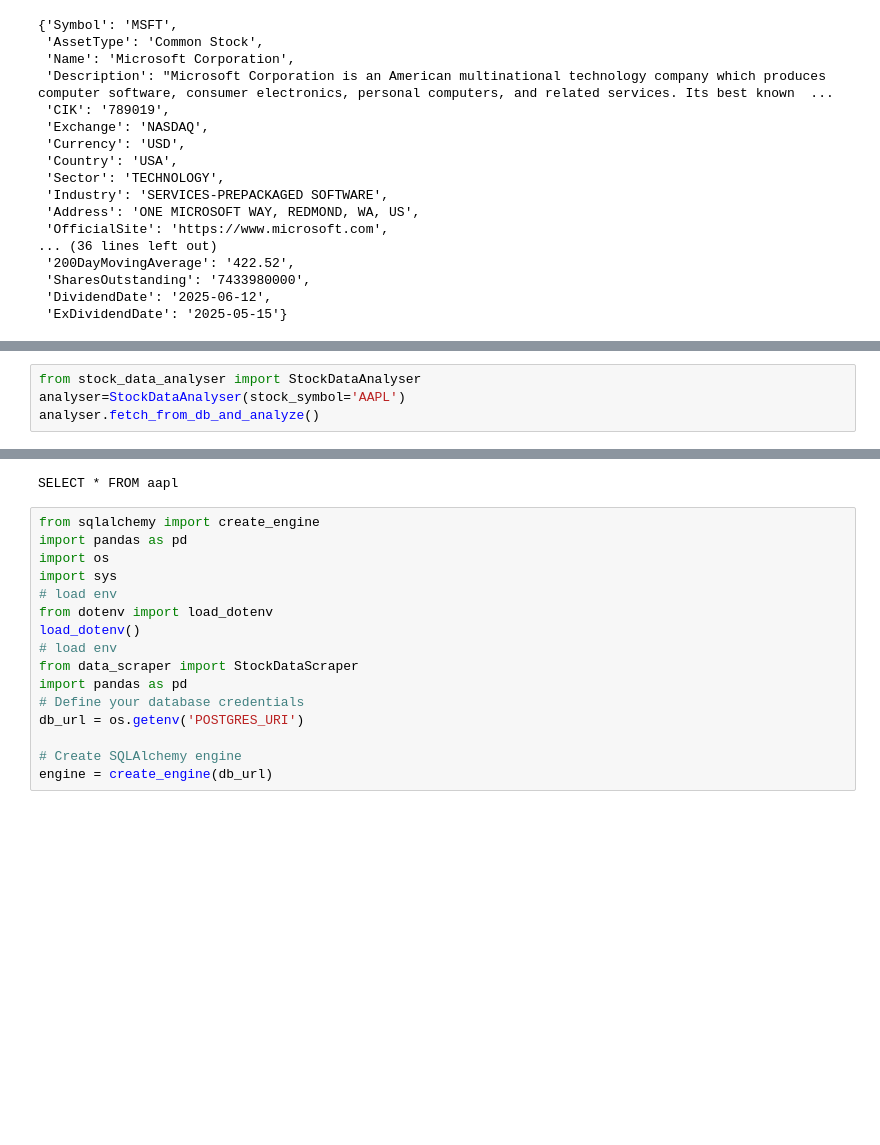
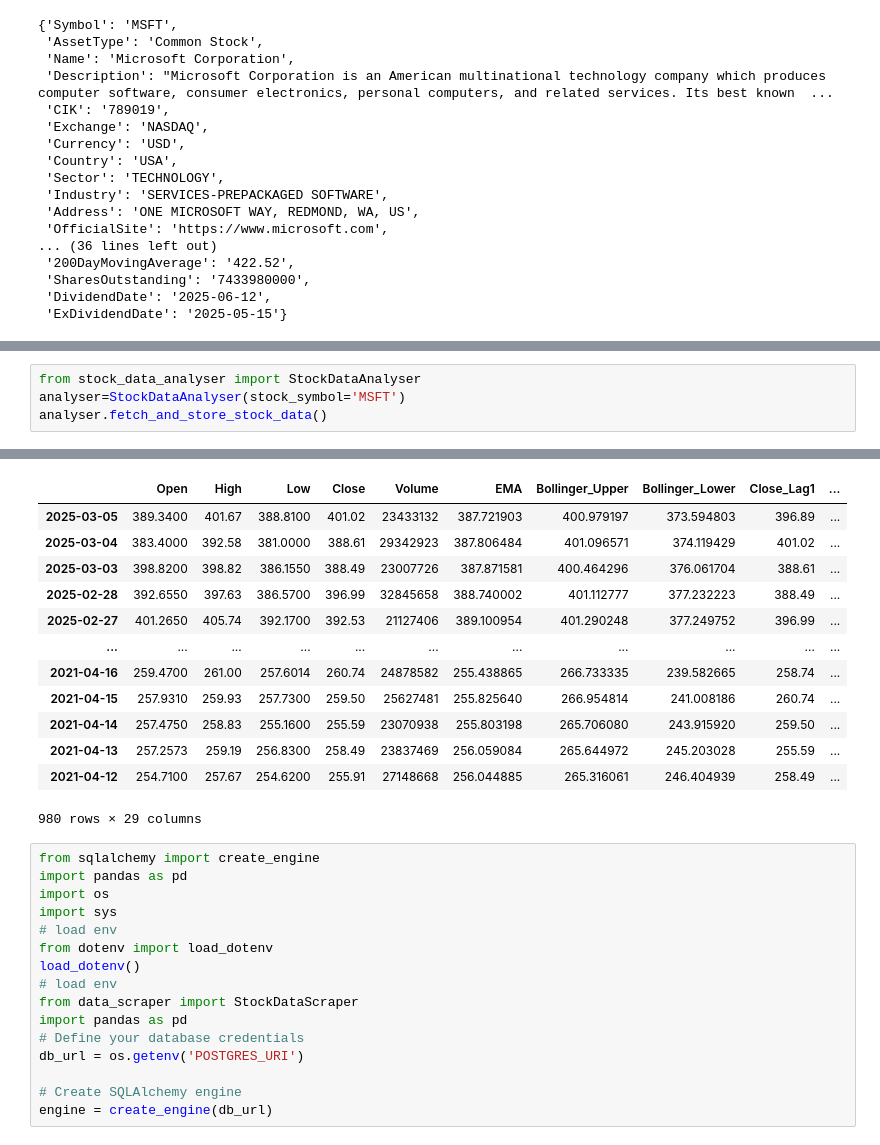
Before and after one commit to WizadCarton11/BloomTrading, a Jupyter notebook: ML/data_upload_test.ipynb, the cells around one changed output, grey strips where cells are left out. Drawn from its saved outputs; the diff is of its cells as text; blank space fills up the shorter version.

```diff
--- a/ML/data_upload_test.ipynb
+++ b/ML/data_upload_test.ipynb
@@ -347,5 +347,5 @@ analyser.fetch_and_plot_stock_data()
 # %%
 from stock_data_analyser import StockDataAnalyser
-analyser=StockDataAnalyser(stock_symbol='AAPL')
-analyser.fetch_from_db_and_analyze()
+analyser=StockDataAnalyser(stock_symbol='MSFT')
+analyser.fetch_and_store_stock_data()
 # %% [output]
@@ -359,4 +356,16 @@ LINE 1: SELECT * FROM aapl
+|  | Open | High | Low | Close | Volume | EMA | Bollinger_Upper | Bollinger_Lower | Close_Lag1 | ... |
+| 2025-03-05 | 389.3400 | 401.67 | 388.8100 | 401.02 | 23433132 | 387.721903 | 400.979197 | 373.594803 | 396.89 | ... |
+| 2025-03-04 | 383.4000 | 392.58 | 381.0000 | 388.61 | 29342923 | 387.806484 | 401.096571 | 374.119429 | 401.02 | ... |
+| 2025-03-03 | 398.8200 | 398.82 | 386.1550 | 388.49 | 23007726 | 387.871581 | 400.464296 | 376.061704 | 388.61 | ... |
+| 2025-02-28 | 392.6550 | 397.63 | 386.5700 | 396.99 | 32845658 | 388.740002 | 401.112777 | 377.232223 | 388.49 | ... |
+| 2025-02-27 | 401.2650 | 405.74 | 392.1700 | 392.53 | 21127406 | 389.100954 | 401.290248 | 377.249752 | 396.99 | ... |
+| ... | ... | ... | ... | ... | ... | ... | ... | ... | ... | ... |
+| 2021-04-16 | 259.4700 | 261.00 | 257.6014 | 260.74 | 24878582 | 255.438865 | 266.733335 | 239.582665 | 258.74 | ... |
+| 2021-04-15 | 257.9310 | 259.93 | 257.7300 | 259.50 | 25627481 | 255.825640 | 266.954814 | 241.008186 | 260.74 | ... |
+| 2021-04-14 | 257.4750 | 258.83 | 255.1600 | 255.59 | 23070938 | 255.803198 | 265.706080 | 243.915920 | 259.50 | ... |
+| 2021-04-13 | 257.2573 | 259.19 | 256.8300 | 258.49 | 23837469 | 256.059084 | 265.644972 | 245.203028 | 255.59 | ... |
+| 2021-04-12 | 254.7100 | 257.67 | 254.6200 | 255.91 | 27148668 | 256.044885 | 265.316061 | 246.404939 | 258.49 | ... |
-SELECT * FROM aapl
+980 rows × 29 columns
 # %%
 from sqlalchemy import create_engine
 import pandas as pd
```
Also changed, not shown: parts of 8 cells of this notebook, 6 other files.
